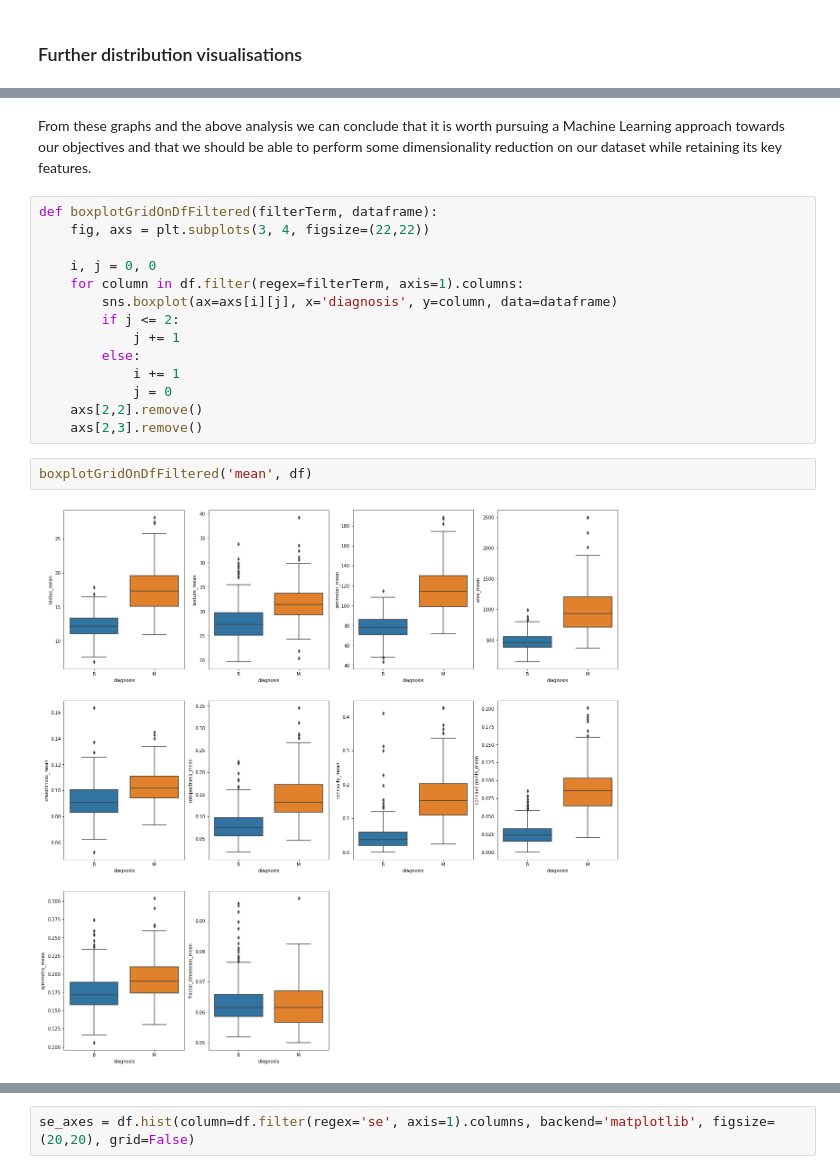
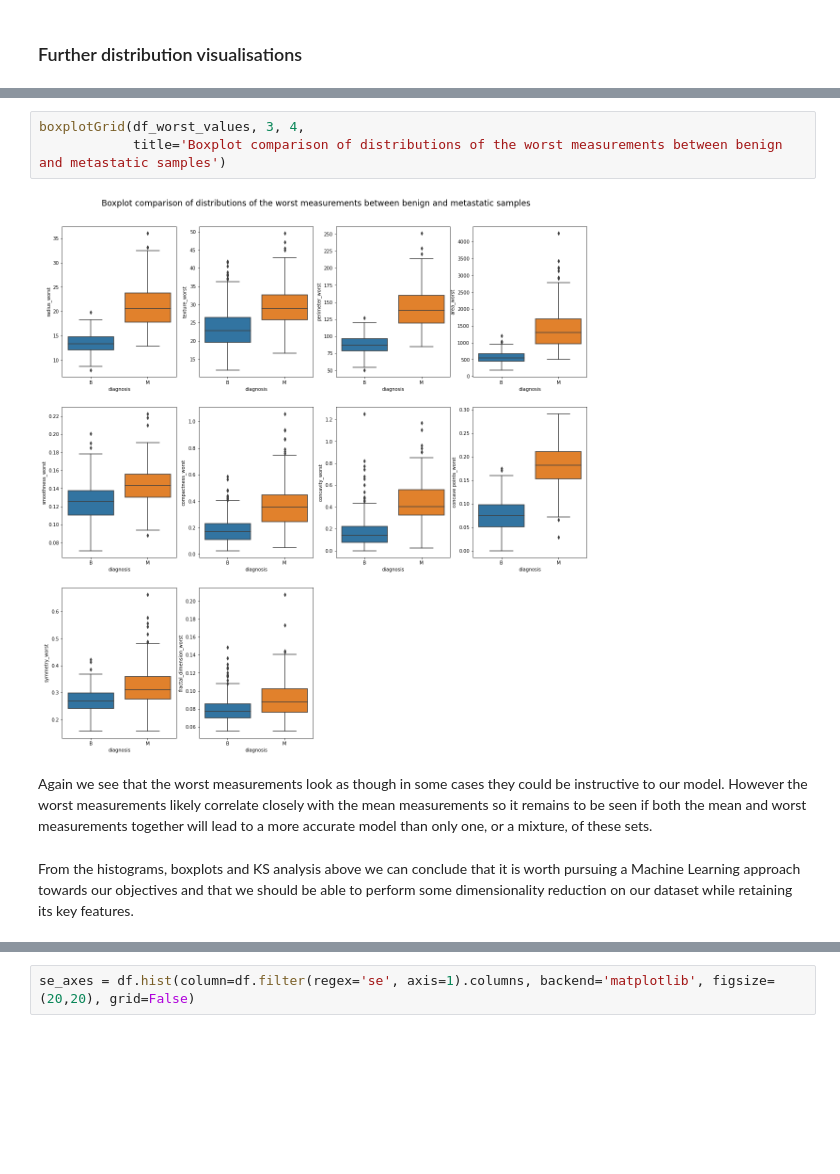
Before and after one commit to magg01/Predicting_metastatic_breast_cancer, a Jupyter notebook: Coursework/Predicting Metastatic Breast Cancer.ipynb, the cells around one changed output, grey strips where cells are left out. Cells and saved outputs as stored; diff of their text form; blank space fills up the shorter version.

```diff
--- a/Coursework/Predicting Metastatic Breast Cancer.ipynb
+++ b/Coursework/Predicting Metastatic Breast Cancer.ipynb
@@ -290,20 +329,9 @@ The histograms above give us a good indication of the differences seen between t
+# %%
+boxplotGrid(df_worst_values, 3, 4,
+            title='Boxplot comparison of distributions of the worst measurements between benign and metastatic samples')
+# %% [output]
+[figure, added]
+# %% [markdown]
+Again we see that the worst measurements look as though in some cases they could be instructive to our model. However the worst measurements likely correlate closely with the mean measurements so it remains to be seen if both the mean and worst measurements together will lead to a more accurate model than only one, or a mixture, of these sets.
 # %% [markdown]
-From these graphs and the above analysis we can conclude that it is worth pursuing a Machine Learning approach towards our objectives and that we should be able to perform some dimensionality reduction on our dataset while retaining its key features.
+From the histograms, boxplots and KS analysis above we can conclude that it is worth pursuing a Machine Learning approach towards our objectives and that we should be able to perform some dimensionality reduction on our dataset while retaining its key features.
-# %%
-def boxplotGridOnDfFiltered(filterTerm, dataframe):
-    fig, axs = plt.subplots(3, 4, figsize=(22,22))
-
-    i, j = 0, 0
-    for column in df.filter(regex=filterTerm, axis=1).columns:
-        sns.boxplot(ax=axs[i][j], x='diagnosis', y=column, data=dataframe)
-        if j <= 2:
-            j += 1
-        else:
-            i += 1
-            j = 0
-    axs[2,2].remove()
-    axs[2,3].remove()
-# %%
-boxplotGridOnDfFiltered('mean', df)
-# %% [output]
-[figure, removed]
```
Also changed, not shown: parts of 20 cells of this notebook.
